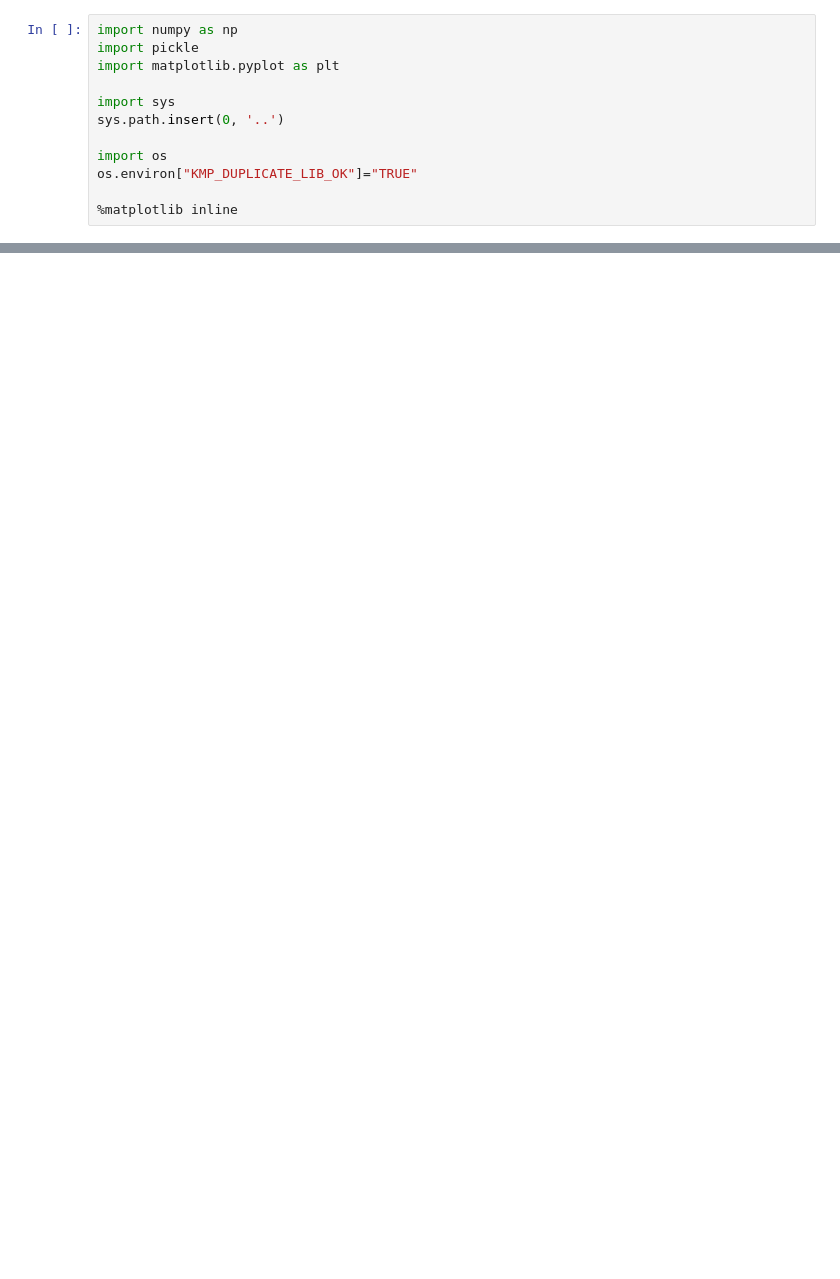
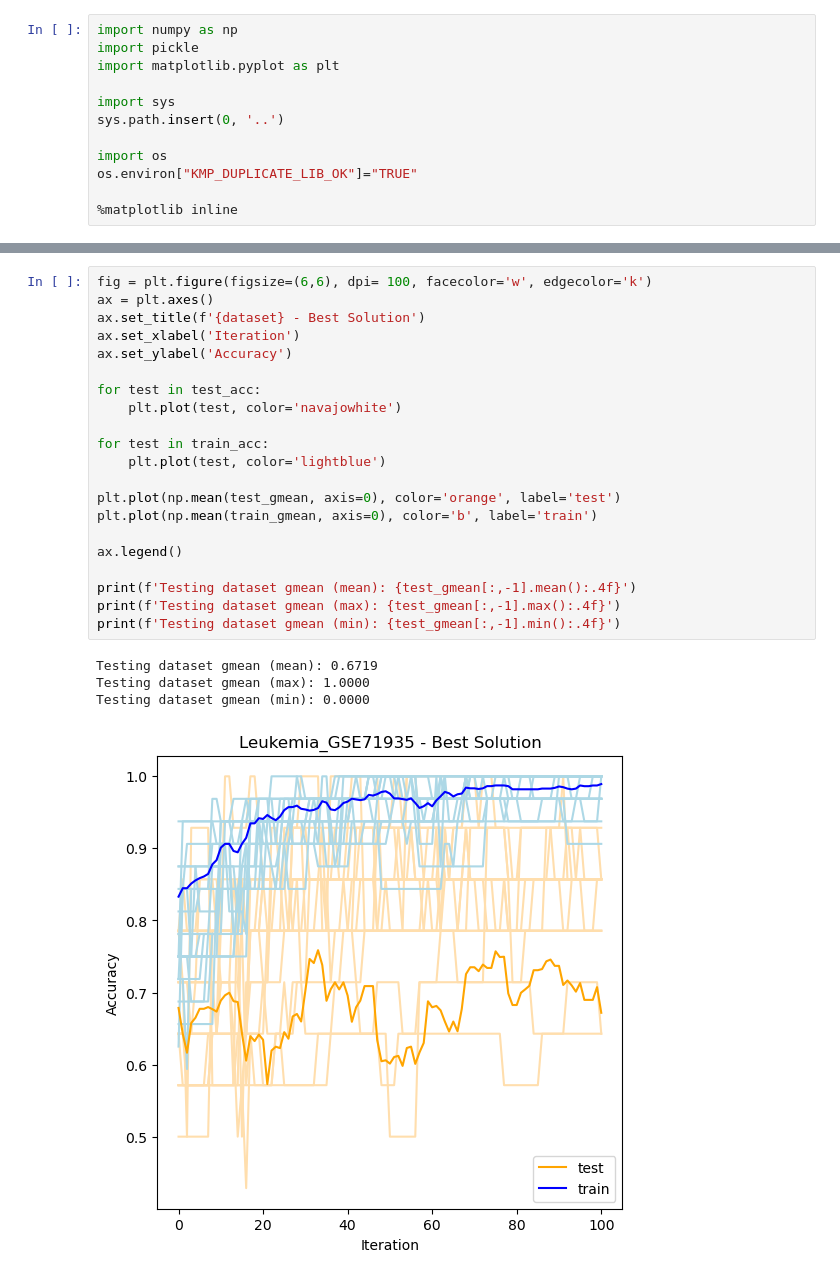
Before and after one commit to dan-gn/SMS-MONEAT, a Jupyter notebook: notebooks/plot_results.ipynb, the cells around one changed output, grey strips where cells are left out. Cells and saved outputs as stored; diff of their text form; blank space fills up the shorter version.

```diff
--- a/notebooks/plot_results.ipynb
+++ b/notebooks/plot_results.ipynb
@@ -99,0 +117,26 @@ ax.legend()
+# %%
+fig = plt.figure(figsize=(6,6), dpi= 100, facecolor='w', edgecolor='k')
+ax = plt.axes()
+ax.set_title(f'{dataset} - Best Solution')
+ax.set_xlabel('Iteration')
+ax.set_ylabel('Accuracy')
+
+for test in test_acc:
+    plt.plot(test, color='navajowhite')
+
+for test in train_acc:
+    plt.plot(test, color='lightblue')
+
+plt.plot(np.mean(test_gmean, axis=0), color='orange', label='test')
+plt.plot(np.mean(train_gmean, axis=0), color='b', label='train')
+
+ax.legend()
+
+print(f'Testing dataset gmean (mean): {test_gmean[:,-1].mean():.4f}')
+print(f'Testing dataset gmean (max): {test_gmean[:,-1].max():.4f}')
+print(f'Testing dataset gmean (min): {test_gmean[:,-1].min():.4f}')
+# %% [output]
+Testing dataset gmean (mean): 0.6719
+Testing dataset gmean (max): 1.0000
+Testing dataset gmean (min): 0.0000
+[figure, added]
```
Also changed, not shown: parts of 5 cells of this notebook, 2 other files.
